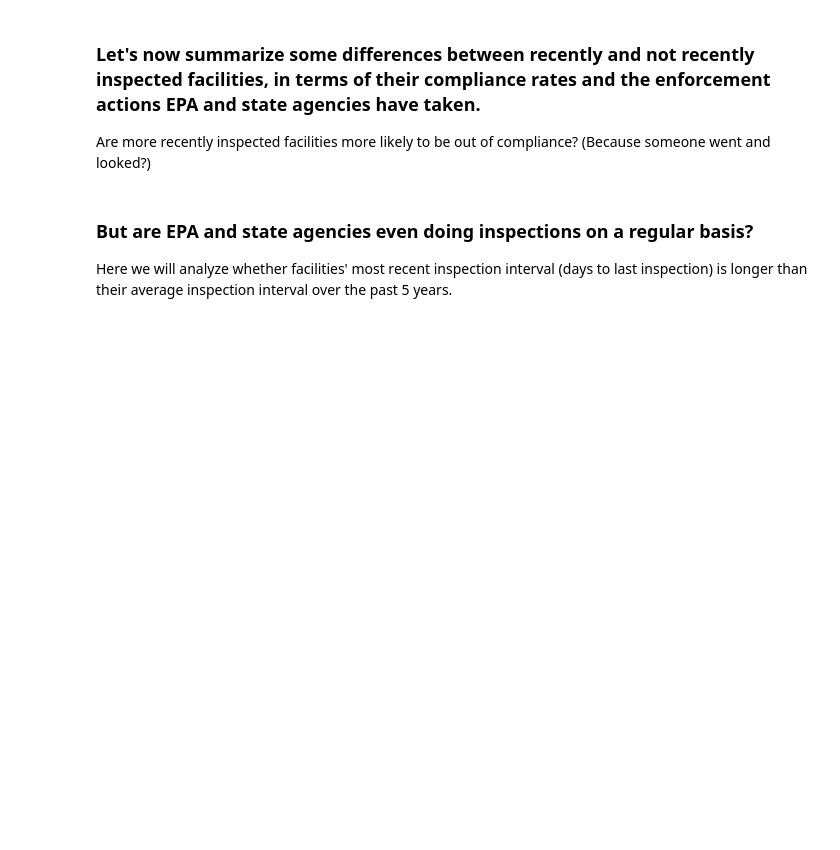
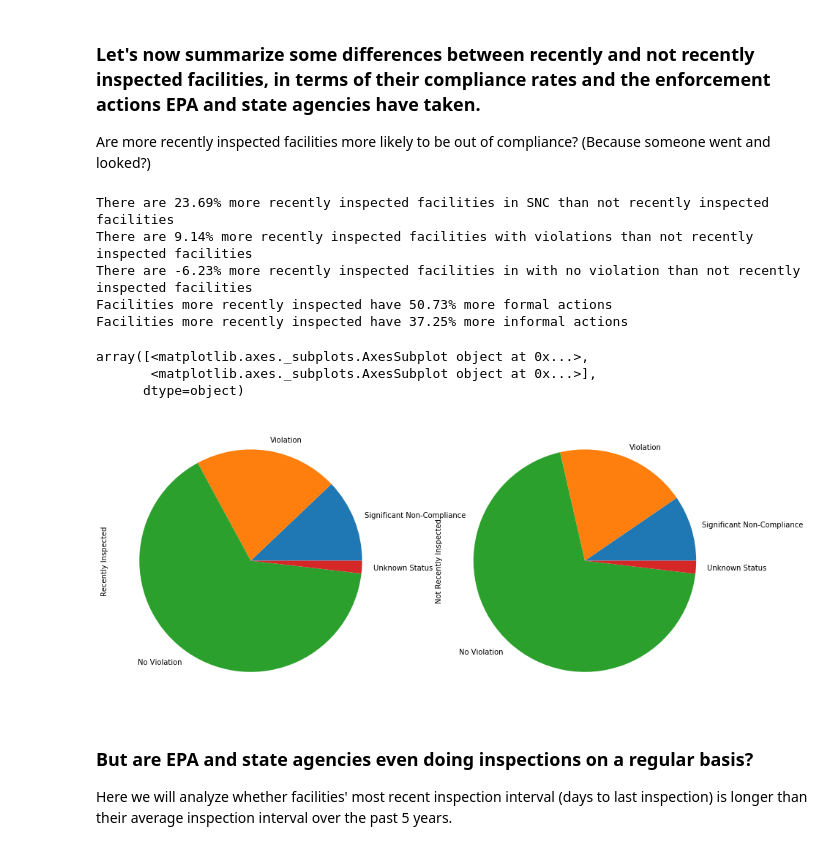
Before and after one commit to ericnost/EDGI, a Jupyter notebook: ECHO_inspections-enforcement-compliance.ipynb, the cells around one changed output. Saved outputs shown, nothing was run; the diff lists cells and outputs as text; code cells hidden in the pictures; blank space fills up the shorter version.

Commit message:
adds charts to ECHO analysis

```diff
--- a/ECHO_inspections-enforcement-compliance.ipynb
+++ b/ECHO_inspections-enforcement-compliance.ipynb
@@ -97,17 +135,34 @@ Are more recently inspected facilities more likely to be out of compliance? (Bec
 # %%
 SNCdiff = (SNC_RI-SNC_NRI)/((SNC_NRI+SNC_RI)/2)*100
 Vdiff= (Violation_RI-Violation_NRI)/((Violation_NRI+Violation_RI)/2)*100
 NVdiff= (NV_RI-NV_NRI)/((NV_NRI+NV_RI)/2)*100
 Udiff= (U_RI-U_NRI)/((U_NRI+U_RI)/2)*100
 FAdiff=(avgFormalActions_RI-avgFormalActions_NRI)/((avgFormalActions_NRI+avgFormalActions_RI)/2)*100
 IAdiff=(avgInformalActions_RI-avgInformalActions_NRI)/((avgInformalActions_NRI+avgInformalActions_RI)/2)*100
 
 print("There are "+str(round(SNCdiff,2))+"% more recently inspected facilities in SNC than not recently inspected facilities")
 print("There are "+str(round(Vdiff,2))+"% more recently inspected facilities with violations than not recently inspected facilities")
 print("There are "+str(round(NVdiff,2))+"% more recently inspected facilities in with no violation than not recently inspected facilities")
 
 print("Facilities more recently inspected have "+str(round(FAdiff,2))+"% more formal actions")
 print("Facilities more recently inspected have "+str(round(IAdiff,2))+"% more informal actions")
+
+df = pd.DataFrame({'Recently Inspected': [SNC_RI, Violation_RI , NV_RI, U_RI],
+                  'Not Recently Inspected': [SNC_NRI, Violation_NRI , NV_NRI, U_NRI]},
+                  index=['Significant Non-Compliance', 'Violation', 'No Violation', 'Unknown Status'])
+
+p = df.plot.pie(subplots=True, legend=False, figsize=(15, 15))
+p
+# %% [output]
+There are 23.69% more recently inspected facilities in SNC than not recently inspected facilities
+There are 9.14% more recently inspected facilities with violations than not recently inspected facilities
+There are -6.23% more recently inspected facilities in with no violation than not recently inspected facilities
+Facilities more recently inspected have 50.73% more formal actions
+Facilities more recently inspected have 37.25% more informal actions
+array([<matplotlib.axes._subplots.AxesSubplot object at 0x...>,
+       <matplotlib.axes._subplots.AxesSubplot object at 0x...>],
+      dtype=object)
+[figure, added]
 # %% [markdown]
 ### But are EPA and state agencies even doing inspections on a regular basis?
 Here we will analyze whether facilities' most recent inspection interval (days to last inspection) is longer than their average inspection interval over the past 5 years.
```
Also changed, not shown: parts of 6 cells of this notebook.
